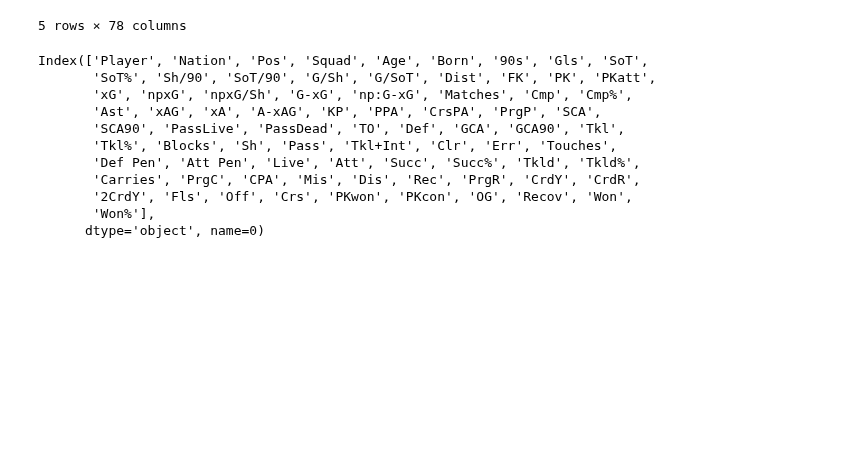
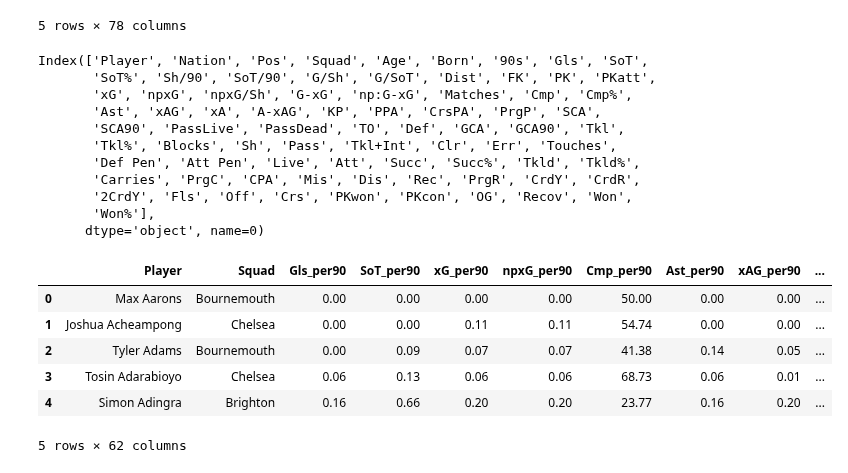
Before and after one commit to levokond/clustering-players-profiles, a Jupyter notebook: fbref_clustering.ipynb, the cells around one changed output. Cells and saved outputs as stored; diff of their text form; code cells hidden in the pictures; blank space fills up the shorter version.

Commit message:
filtered the data, ready for training (i think)

```diff
--- a/fbref_clustering.ipynb
+++ b/fbref_clustering.ipynb
@@ -159,6 +159,16 @@ merged_df.head()
 | 3 | Tosin Adarabioyo | eng ENG | DF | Chelsea | 26 | 1997 | 15.7 | 1 | 2 | 15.4 | ... | ... |
 | 4 | Simon Adingra | ci CIV | FW,MF | Brighton | 22 | 2002 | 12.2 | 2 | 8 | 24.2 | ... | ... |
 5 rows × 78 columns
+# %%
+numeric_cols = ['Age', 'Born', '90s', 'Gls', 'SoT', 'SoT%', 'Sh/90', 'SoT/90', 'G/Sh', 'G/SoT', 'Dist', 'FK', 'PK', 'PKatt',
+                'xG', 'npxG', 'npxG/Sh', 'G-xG', 'np:G-xG', 'Cmp', 'Cmp%', 'Ast', 'xAG', 'xA', 'A-xAG', 'KP', 'PPA', 'CrsPA', 'PrgP', 'SCA',
+                'SCA90', 'PassLive', 'PassDead', 'TO', 'Def', 'GCA', 'GCA90', 'Tkl', 'Tkl%', 'Blocks', 'Sh', 'Pass', 'Tkl+Int', 'Clr', 'Err', 'Touches',
+                'Def Pen', 'Att Pen', 'Live', 'Att', 'Succ', 'Succ%', 'Tkld', 'Tkld%', 'Carries', 'PrgC', 'CPA', 'Mis', 'Dis', 'Rec', 'PrgR', 'CrdY', 'CrdR',
+                '2CrdY', 'Fls', 'Off', 'Crs', 'PKwon', 'PKcon', 'OG', 'Recov', 'Won', 'Won%']
+
+for col in numeric_cols:
+    if col in merged_df.columns:
+        merged_df[col] = pd.to_numeric(merged_df[col], errors='coerce').fillna(0)
 # %%
 merged_df.columns
 # %% [output]
@@ -174,11 +184,28 @@ Index(['Player', 'Nation', 'Pos', 'Squad', 'Age', 'Born', '90s', 'Gls', 'SoT',
        'Won%'],
       dtype='object', name=0)
 # %%
-data_convert_to_per_90 = ['Player', 'Squad', 'Gls', 'SoT',
-       'xG', 'npxG', 'Cmp', 'Cmp%',
-       'Ast', 'xAG', 'xA', 'A-xAG', 'KP', 'PPA', 'CrsPA', 'PrgP', 'SCA',
-       'PassLive', 'TO', 'Def', 'GCA', 'Tkl',
-       'Blocks', 'Sh', 'Pass', 'Tkl+Int', 'Clr', 'Err', 'Touches',
-       'Def Pen', 'Att Pen', 'Live', 'Att', 'Succ', 'Tkld',
-       'Carries', 'PrgC', 'CPA', 'Mis', 'Dis', 'Rec', 'PrgR', 'CrdY', 'CrdR',
-       '2CrdY', 'Fls', 'Off', 'Crs', 'PKwon', 'PKcon', 'OG', 'Recov', 'Won',]
+stats_to_convert = ['Gls', 'SoT', 'xG', 'npxG', 'Cmp', 'Ast', 'xAG', 'xA', 'A-xAG', 'KP', 'PPA', 'CrsPA', 'PrgP', 'SCA',
+                   'PassLive', 'TO', 'Def', 'GCA', 'Tkl', 'Blocks', 'Sh', 'Pass', 'Tkl+Int', 'Clr', 'Err', 'Touches',
+                   'Def Pen', 'Att Pen', 'Live', 'Att', 'Succ', 'Tkld', 'Carries', 'PrgC', 'CPA', 'Mis', 'Dis', 'Rec', 'PrgR', 'CrdY',
+                   'Fls', 'Off', 'Crs', 'PKwon', 'PKcon', 'Recov', 'Won']
+
+per_90_stats = merged_df[['Player', 'Squad']].copy()
+
+for stat in stats_to_convert:
+    if stat in merged_df.columns:
+        per_90_stats[stat + '_per90'] = round(merged_df[stat] / merged_df['90s'], 2)
+
+additional_cols = ['90s', 'Age', 'Nation', 'Pos', 'Sh/90', 'SoT/90', 'G/SoT', 'Dist', 'npxG/Sh', 'Cmp%', 'Tkl%', 'Succ%', 'Won%']
+for col in additional_cols:
+    if col in merged_df.columns:
+        per_90_stats[col] = merged_df[col]
+
+per_90_stats.head()
+# %% [output]
+|  | Player | Squad | Gls_per90 | SoT_per90 | xG_per90 | npxG_per90 | Cmp_per90 | Ast_per90 | xAG_per90 | ... |
+| 0 | Max Aarons | Bournemouth | 0.00 | 0.00 | 0.00 | 0.00 | 50.00 | 0.00 | 0.00 | ... |
+| 1 | Joshua Acheampong | Chelsea | 0.00 | 0.00 | 0.11 | 0.11 | 54.74 | 0.00 | 0.00 | ... |
+| 2 | Tyler Adams | Bournemouth | 0.00 | 0.09 | 0.07 | 0.07 | 41.38 | 0.14 | 0.05 | ... |
+| 3 | Tosin Adarabioyo | Chelsea | 0.06 | 0.13 | 0.06 | 0.06 | 68.73 | 0.06 | 0.01 | ... |
+| 4 | Simon Adingra | Brighton | 0.16 | 0.66 | 0.20 | 0.20 | 23.77 | 0.16 | 0.20 | ... |
+5 rows × 62 columns
```
Also changed, not shown: parts of 1 cell of this notebook, 16 other files.
